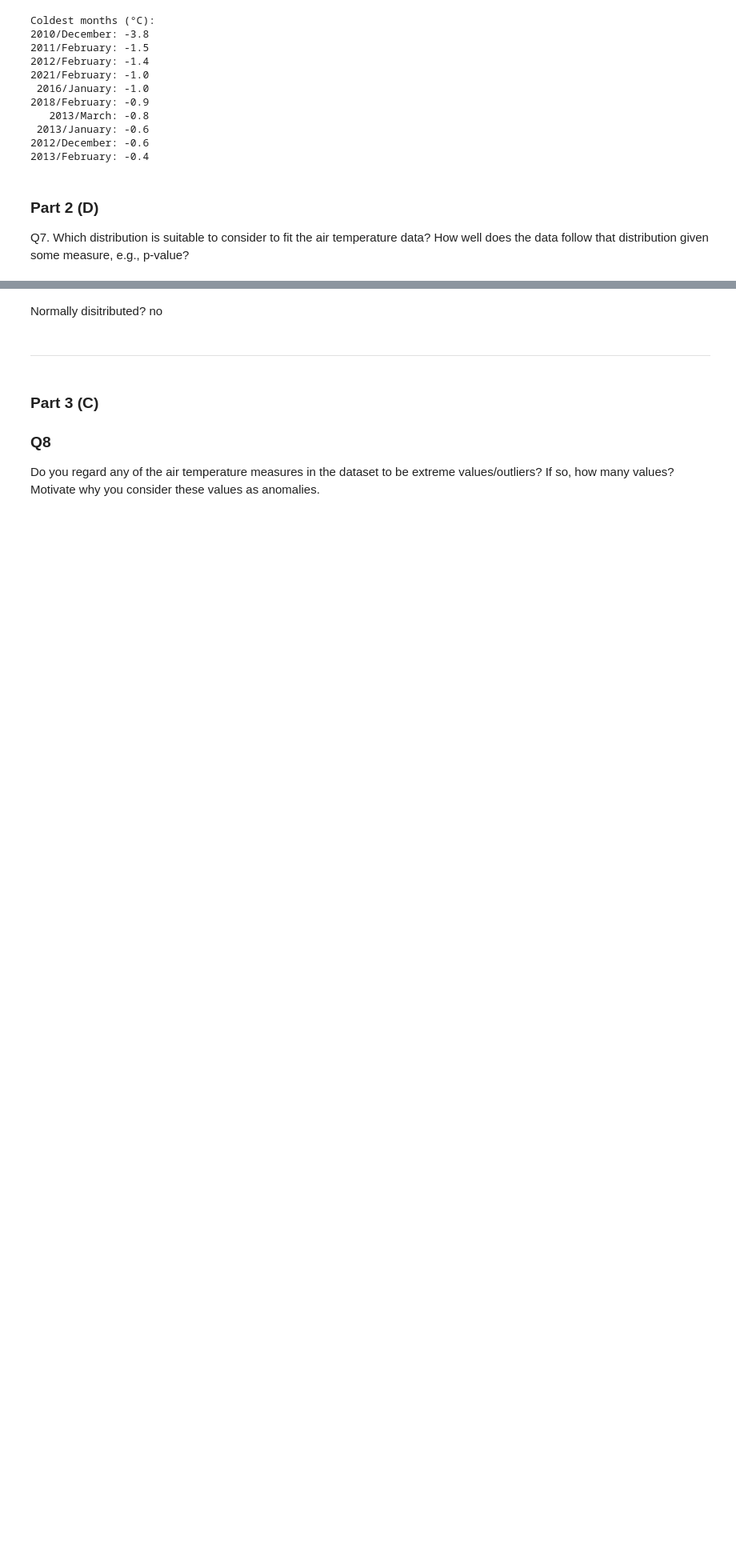
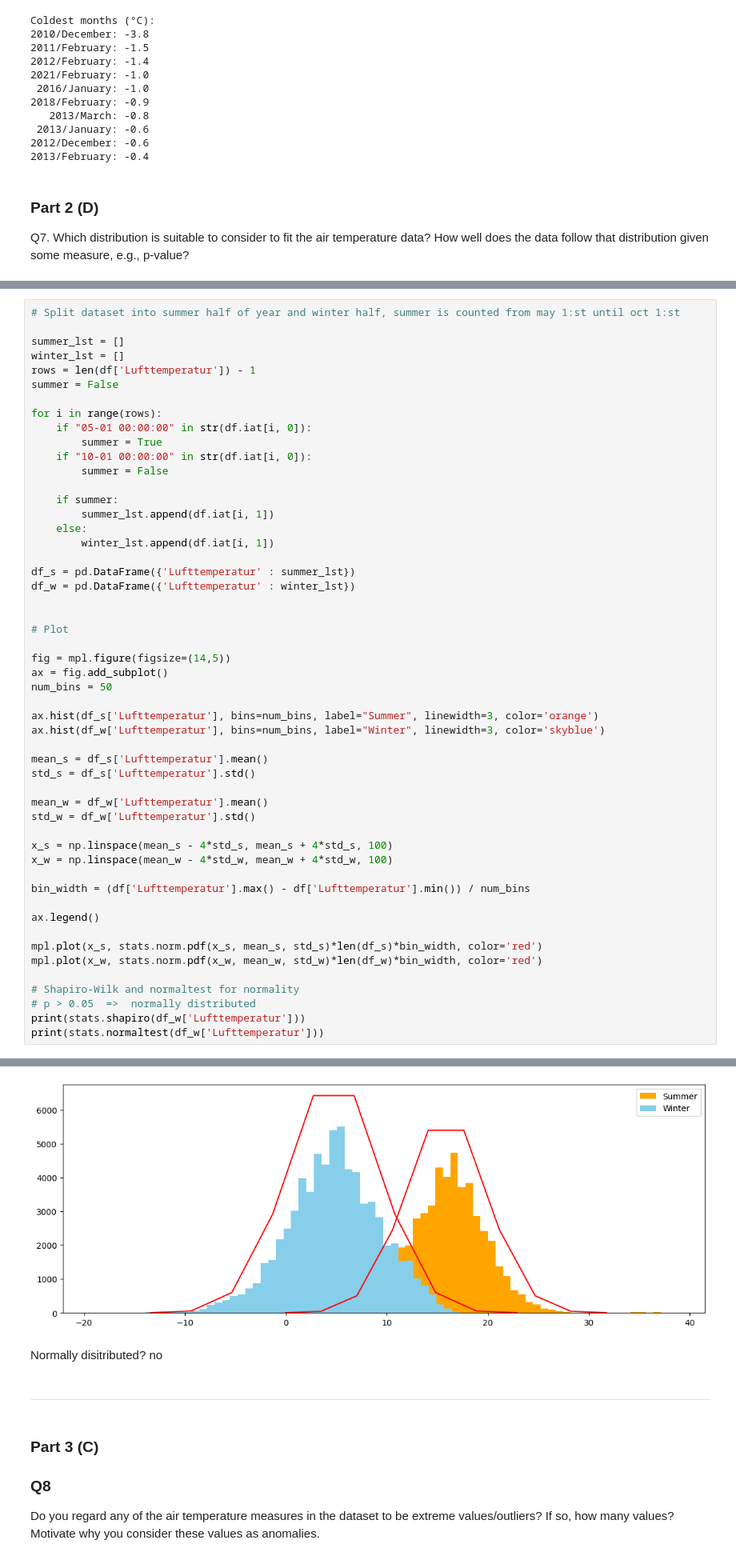
Before and after one commit to Globose/dv1597, a Jupyter notebook: a1/book.ipynb, the cells around one changed output, grey strips where cells are left out. Shown at 80% size. Cells and saved outputs as stored; diff of their text form; blank space fills up the shorter version.

Commit message:
looks normally distributed but is not

```diff
--- a/a1/book.ipynb
+++ b/a1/book.ipynb
@@ -228,0 +213,53 @@ mpl.show()
+# %%
+# Split dataset into summer half of year and winter half, summer is counted from may 1:st until oct 1:st
+
+summer_lst = []
+winter_lst = []
+rows = len(df['Lufttemperatur']) - 1
+summer = False
+
+for i in range(rows):
+    if "05-01 00:00:00" in str(df.iat[i, 0]):
+        summer = True
+    if "10-01 00:00:00" in str(df.iat[i, 0]):
+        summer = False
+
+    if summer:
+        summer_lst.append(df.iat[i, 1])
+    else:
+        winter_lst.append(df.iat[i, 1])
+
+df_s = pd.DataFrame({'Lufttemperatur' : summer_lst})
+df_w = pd.DataFrame({'Lufttemperatur' : winter_lst})
+
+
+# Plot
+
+fig = mpl.figure(figsize=(14,5))
+ax = fig.add_subplot()
+num_bins = 50
+
+ax.hist(df_s['Lufttemperatur'], bins=num_bins, label="Summer", linewidth=3, color='orange')
+ax.hist(df_w['Lufttemperatur'], bins=num_bins, label="Winter", linewidth=3, color='skyblue')
+
+mean_s = df_s['Lufttemperatur'].mean()
+std_s = df_s['Lufttemperatur'].std()
+
+mean_w = df_w['Lufttemperatur'].mean()
+std_w = df_w['Lufttemperatur'].std()
+
+x_s = np.linspace(mean_s - 4*std_s, mean_s + 4*std_s, 100)
+x_w = np.linspace(mean_w - 4*std_w, mean_w + 4*std_w, 100)
+
+bin_width = (df['Lufttemperatur'].max() - df['Lufttemperatur'].min()) / num_bins
+
+ax.legend()
+
+mpl.plot(x_s, stats.norm.pdf(x_s, mean_s, std_s)*len(df_s)*bin_width, color='red')
+mpl.plot(x_w, stats.norm.pdf(x_w, mean_w, std_w)*len(df_w)*bin_width, color='red')
+
+# Shapiro-Wilk and normaltest for normality
+# p > 0.05  =>  normally distributed
+print(stats.shapiro(df_w['Lufttemperatur']))
+print(stats.normaltest(df_w['Lufttemperatur']))
+# %% [output]
@@ -229,3 +268,4 @@ mpl.show()
+[figure, added]
 # %% [markdown]
 Normally disitributed? no
 # %% [markdown]
```
Also changed, not shown: parts of 2 cells of this notebook.
